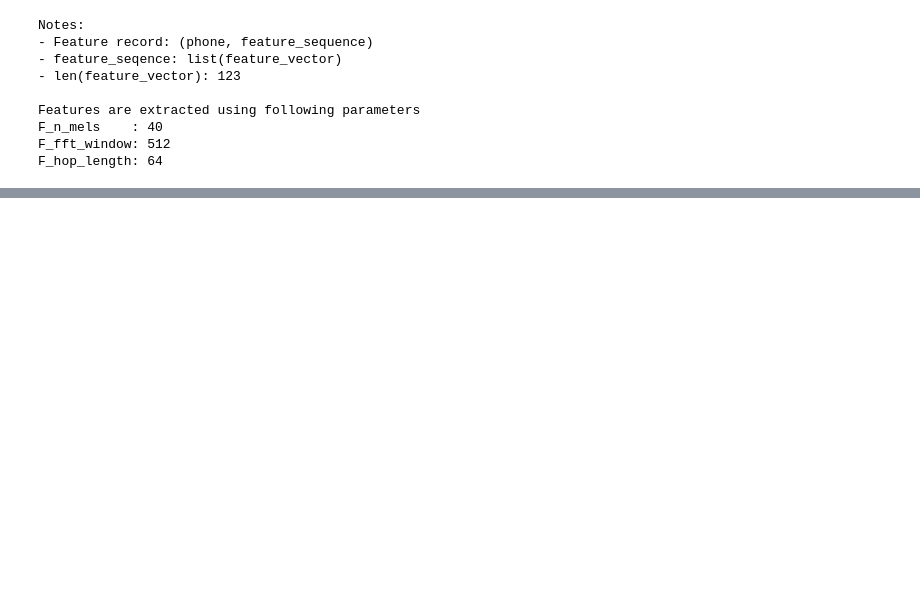
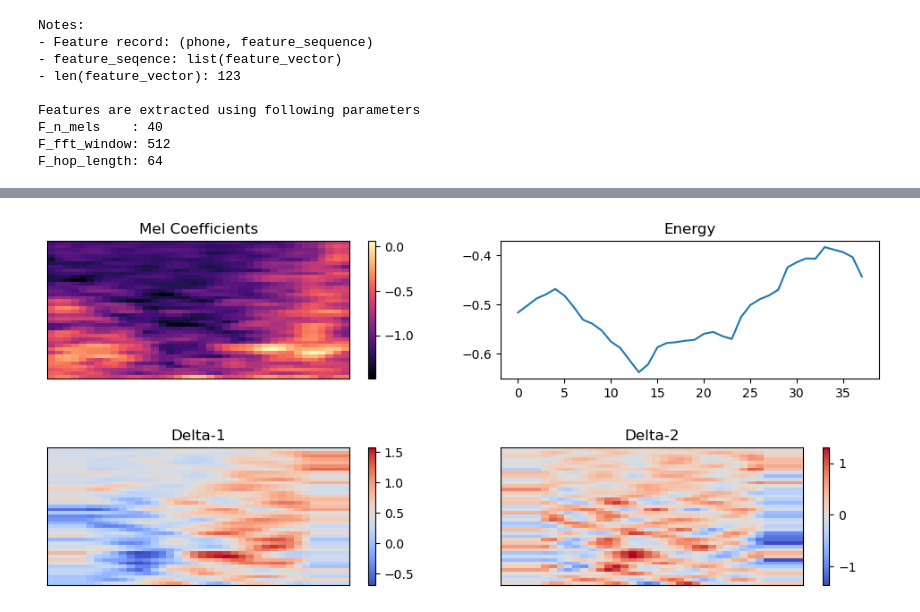
Before and after one commit to Arafat-Kabir/SPAR-Benchmarks, a Jupyter notebook: Arafat_WS/LSTM-250/Feature-Extraction-02.ipynb, the cells around one changed output, grey strips where cells are left out. Saved outputs shown, nothing was run; the diff lists cells and outputs as text; code cells hidden in the pictures; blank space fills up the shorter version.

```diff
--- a/Arafat_WS/LSTM-250/Feature-Extraction-02.ipynb
+++ b/Arafat_WS/LSTM-250/Feature-Extraction-02.ipynb
@@ -491,0 +647,6 @@ F_hop_length: 64
+# %%
+item = normalized_ds[0]
+showFeatures(item[1])
+del item
+# %% [output]
+[figure, added]
```
Also changed, not shown: parts of 22 cells of this notebook.
